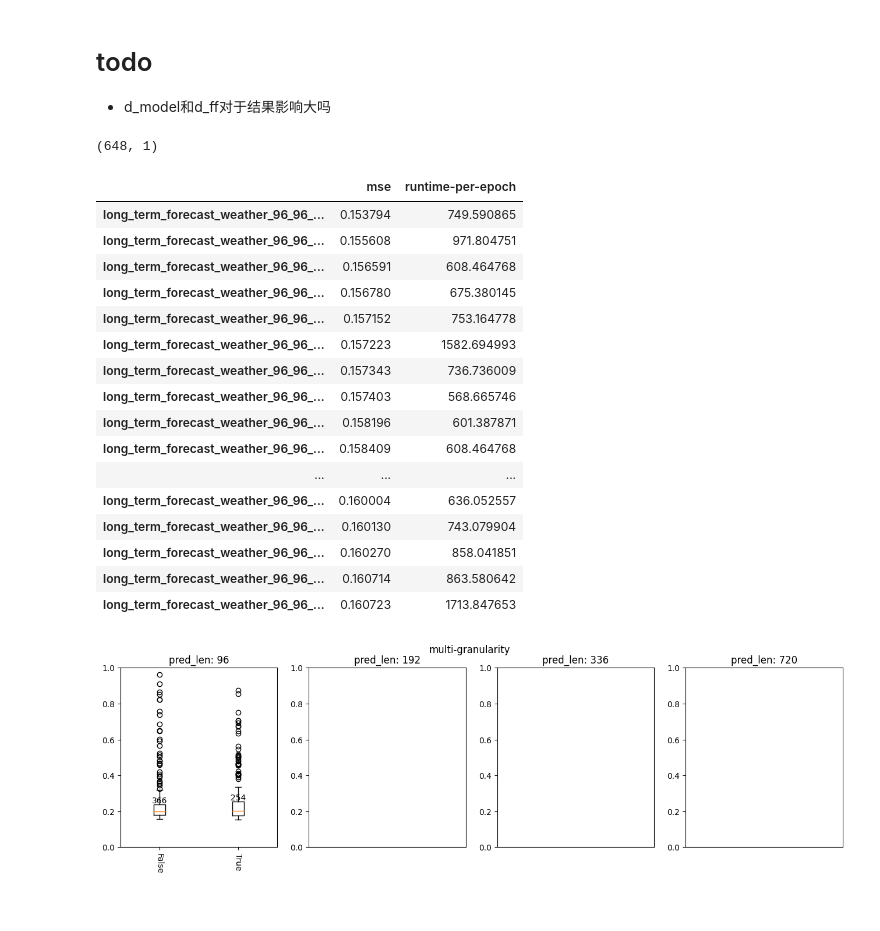
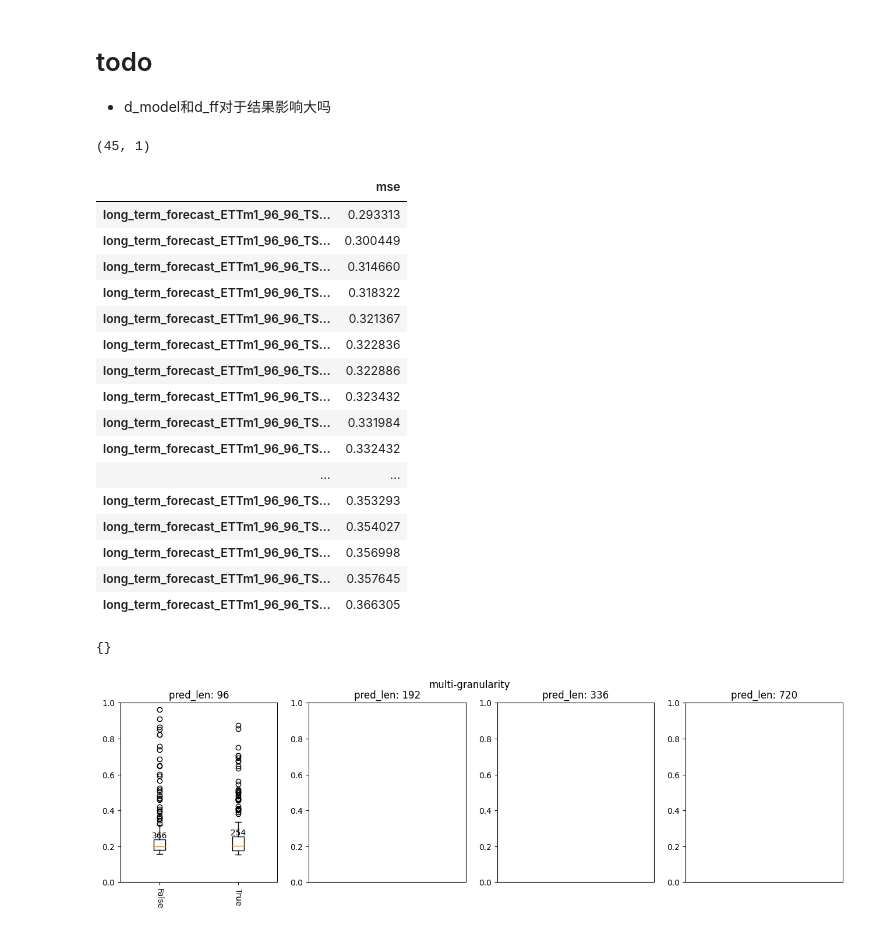
Before and after one commit to SUFE-AILAB/TSGym, a Jupyter notebook: notebooks/result_analysis_long_term_forecasting_gym.ipynb, the cells around one changed output. Drawn from its saved outputs; the diff is of its cells as text; code cells hidden in the pictures.

```diff
--- a/notebooks/result_analysis_long_term_forecasting_gym.ipynb
+++ b/notebooks/result_analysis_long_term_forecasting_gym.ipynb
@@ -14,7 +14,7 @@ import re
 pred_lens = [96, 192, 336, 720]
 path = '/data/coding/chaochuan/TSGym/resultsGym'
 path_runtime = '/data/coding/chaochuan/TSGym/test_resultsGym'
-dataset = 'weather'
+dataset = 'ETTm1'
 
 result_dict, runtime_dict = {}, {}
 for pred_len in pred_lens:
@@ -26,8 +26,8 @@ for pred_len in pred_lens:
             result = np.load(os.path.join(path, model, 'metrics.npy'), allow_pickle=True)
             result_dict[pred_len][model] = result[1]
 
-            runtime = np.load(os.path.join(path_runtime, 'custom_Monthly_'+model[model.find('TSGym'): model.find('custom')-1]+'_fit_time_per_epoch.npz'), allow_pickle=True)
-            runtime_dict[pred_len][model] = runtime['time']
+            # runtime = np.load(os.path.join(path_runtime, 'custom_Monthly_'+model[model.find('TSGym'): model.find('custom')-1]+'_fit_time_per_epoch.npz'), allow_pickle=True)
+            # runtime_dict[pred_len][model] = runtime['time']
         except:
             pass
             continue
@@ -43,35 +43,39 @@ for pred_len in pred_lens:
 # %%
 df = pd.DataFrame.from_dict(result_dict[96], orient='index')
 print(df.shape)
 df.columns = ['mse']
 
-df_runtime = pd.DataFrame.from_dict(runtime_dict[96], orient='index')
-df_runtime.columns = ['runtime-per-epoch']
+# df_runtime = pd.DataFrame.from_dict(runtime_dict[96], orient='index')
+# df_runtime.columns = ['runtime-per-epoch']
 
-df = pd.concat([df, df_runtime], axis=1).dropna()
+# df = pd.concat([df, df_runtime], axis=1).dropna()
 # df = df.loc[[_ for _ in df.index if 'Transformer' in _]]
 
 df.sort_values(by='mse').head(20)
 # df.sort_values(by='runtime-per-epoch', ascending=True).head(20)
 # %% [output]
-(648, 1)
+(45, 1)
-|  | mse | runtime-per-epoch |
-| long_term_forecast_weather_96_96_... | 0.153794 | 749.590865 |
-| long_term_forecast_weather_96_96_... | 0.155608 | 971.804751 |
-| long_term_forecast_weather_96_96_... | 0.156591 | 608.464768 |
-| long_term_forecast_weather_96_96_... | 0.156780 | 675.380145 |
-| long_term_forecast_weather_96_96_... | 0.157152 | 753.164778 |
-| long_term_forecast_weather_96_96_... | 0.157223 | 1582.694993 |
-| long_term_forecast_weather_96_96_... | 0.157343 | 736.736009 |
-| long_term_forecast_weather_96_96_... | 0.157403 | 568.665746 |
-| long_term_forecast_weather_96_96_... | 0.158196 | 601.387871 |
-| long_term_forecast_weather_96_96_... | 0.158409 | 608.464768 |
-| ... | ... | ... |
-| long_term_forecast_weather_96_96_... | 0.160004 | 636.052557 |
-| long_term_forecast_weather_96_96_... | 0.160130 | 743.079904 |
-| long_term_forecast_weather_96_96_... | 0.160270 | 858.041851 |
-| long_term_forecast_weather_96_96_... | 0.160714 | 863.580642 |
-| long_term_forecast_weather_96_96_... | 0.160723 | 1713.847653 |
+|  | mse |
+| long_term_forecast_ETTm1_96_96_TS... | 0.293313 |
+| long_term_forecast_ETTm1_96_96_TS... | 0.300449 |
+| long_term_forecast_ETTm1_96_96_TS... | 0.314660 |
+| long_term_forecast_ETTm1_96_96_TS... | 0.318322 |
+| long_term_forecast_ETTm1_96_96_TS... | 0.321367 |
+| long_term_forecast_ETTm1_96_96_TS... | 0.322836 |
+| long_term_forecast_ETTm1_96_96_TS... | 0.322886 |
+| long_term_forecast_ETTm1_96_96_TS... | 0.323432 |
+| long_term_forecast_ETTm1_96_96_TS... | 0.331984 |
+| long_term_forecast_ETTm1_96_96_TS... | 0.332432 |
+| ... | ... |
+| long_term_forecast_ETTm1_96_96_TS... | 0.353293 |
+| long_term_forecast_ETTm1_96_96_TS... | 0.354027 |
+| long_term_forecast_ETTm1_96_96_TS... | 0.356998 |
+| long_term_forecast_ETTm1_96_96_TS... | 0.357645 |
+| long_term_forecast_ETTm1_96_96_TS... | 0.366305 |
+# %%
+runtime_dict[96]
+# %% [output]
+{}
 # %%
 # df = pd.DataFrame.from_dict(result_dict[192], orient='index')
 # df.columns = ['mse']
```
Also changed, not shown: 17 other files.
